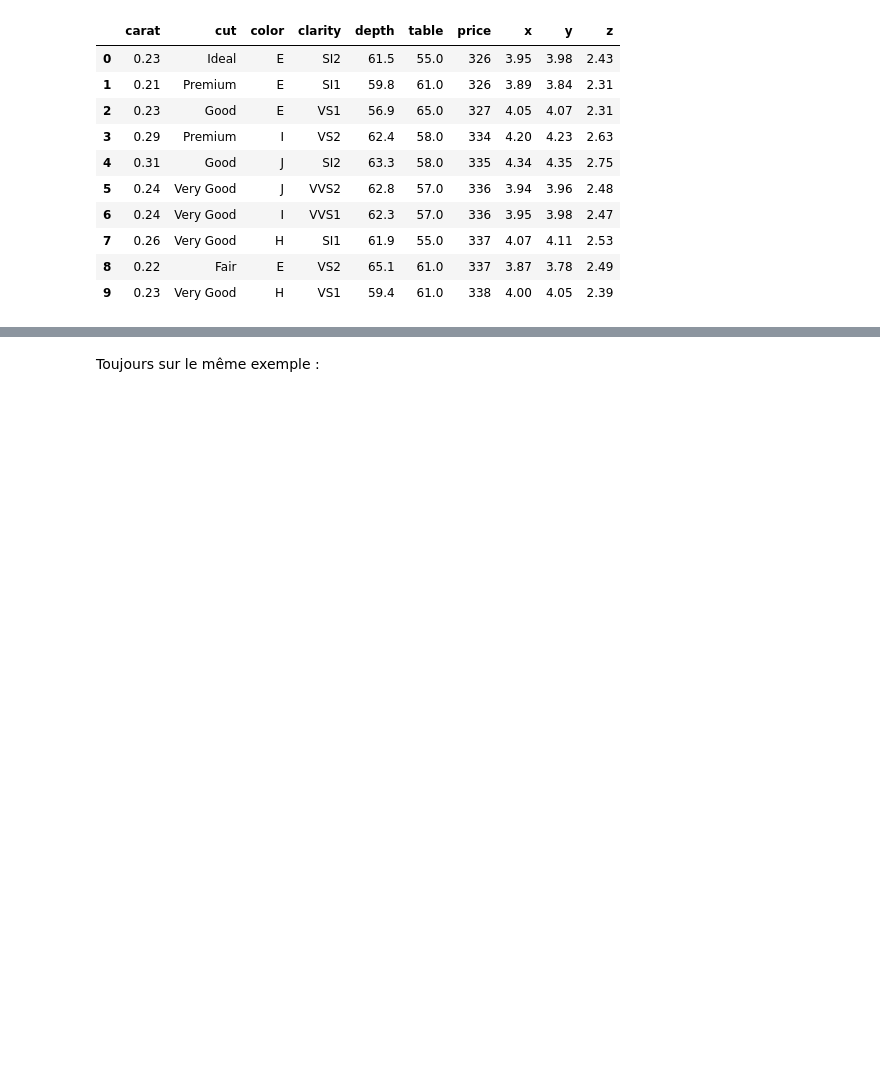
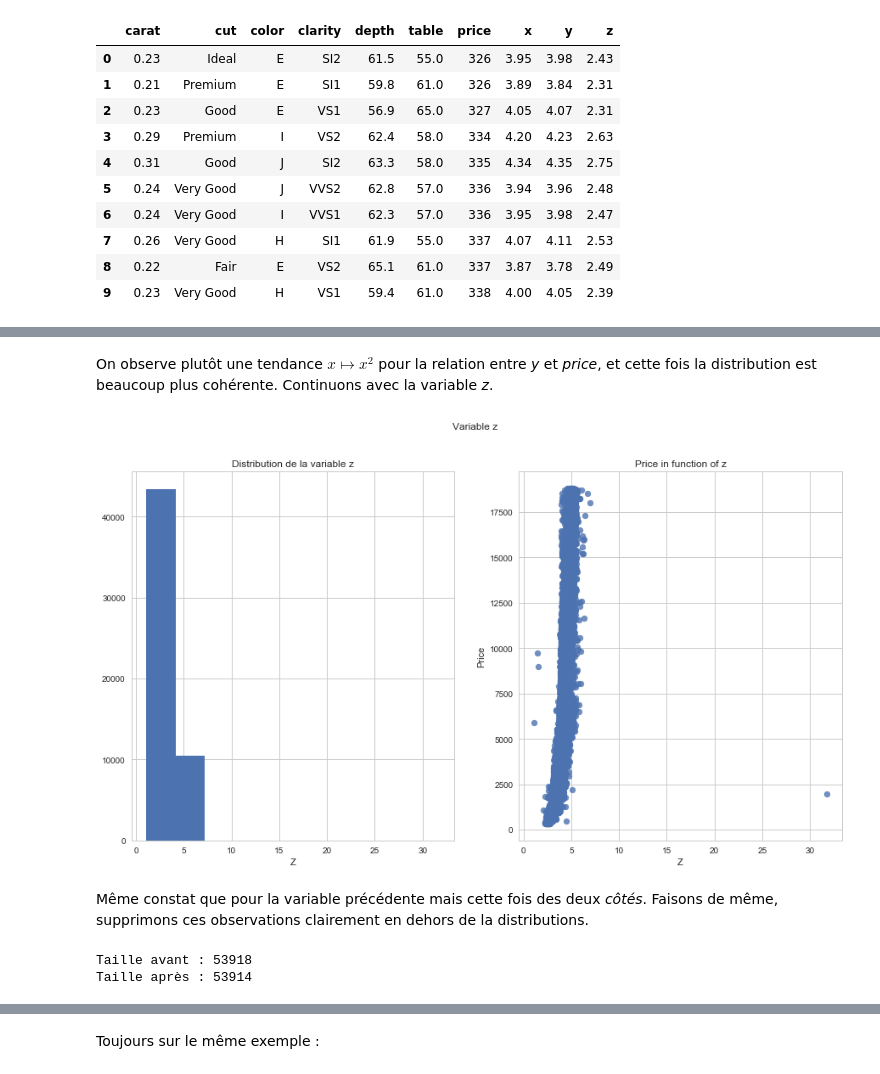
Before and after one commit to theo-lq/ML-IF-STIN, a Jupyter notebook: TP/TP1 - Diamants.ipynb, the cells around one changed output, grey strips where cells are left out. Drawn from its saved outputs; the diff is of its cells as text; code cells hidden in the pictures; blank space fills up the shorter version.

```diff
--- a/TP/TP1 - Diamants.ipynb
+++ b/TP/TP1 - Diamants.ipynb
@@ -74,0 +162,16 @@ La fonction que nous venons de définir nous permet de visualiser la relation en
+# %% [markdown]
+On observe plutôt une tendance $x\mapsto x^2$ pour la relation entre *y* et *price*, et cette fois la distribution est beaucoup plus cohérente.
+Continuons avec la variable *z*.
+# %%
+explore_column(df, "z")
+# %% [output]
+[figure, added]
+# %% [markdown]
+Même constat que pour la variable précédente mais cette fois des deux *côtés*. Faisons de même, supprimons ces observations clairement en dehors de la distributions.
+# %%
+print("Taille avant : %d" % df.shape[0])
+df = df.loc[(df["z"] < 10) & (df["z"] > 2), ]
+print("Taille après : %d" % df.shape[0])
+# %% [output]
+Taille avant : 53918
+Taille après : 53914
```
Also changed, not shown: parts of 62 cells of this notebook, 2 other files.
